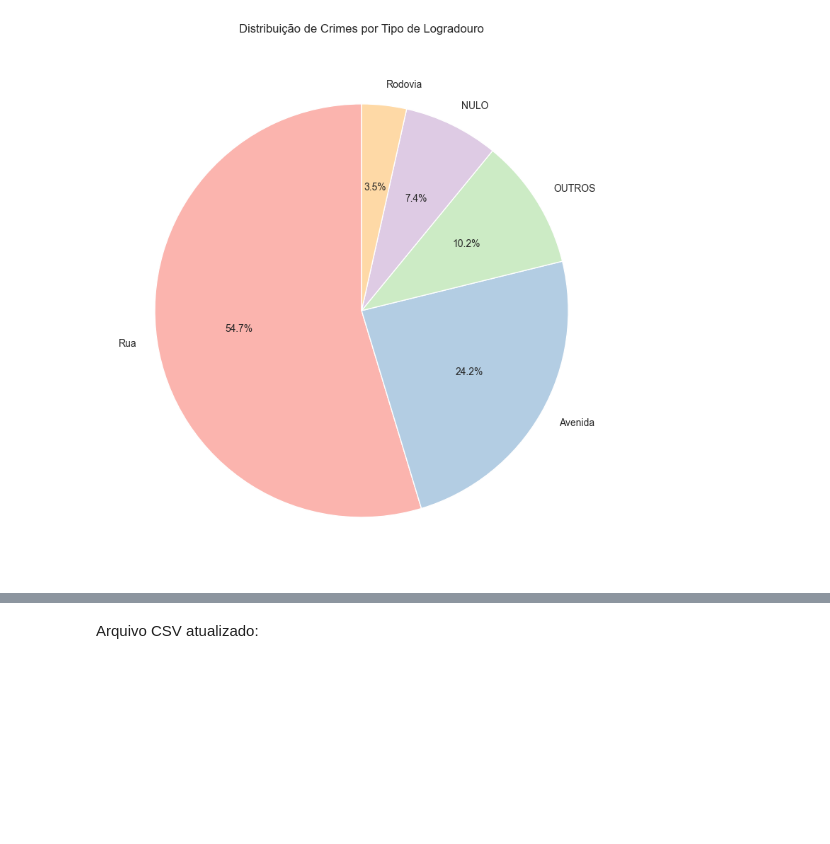
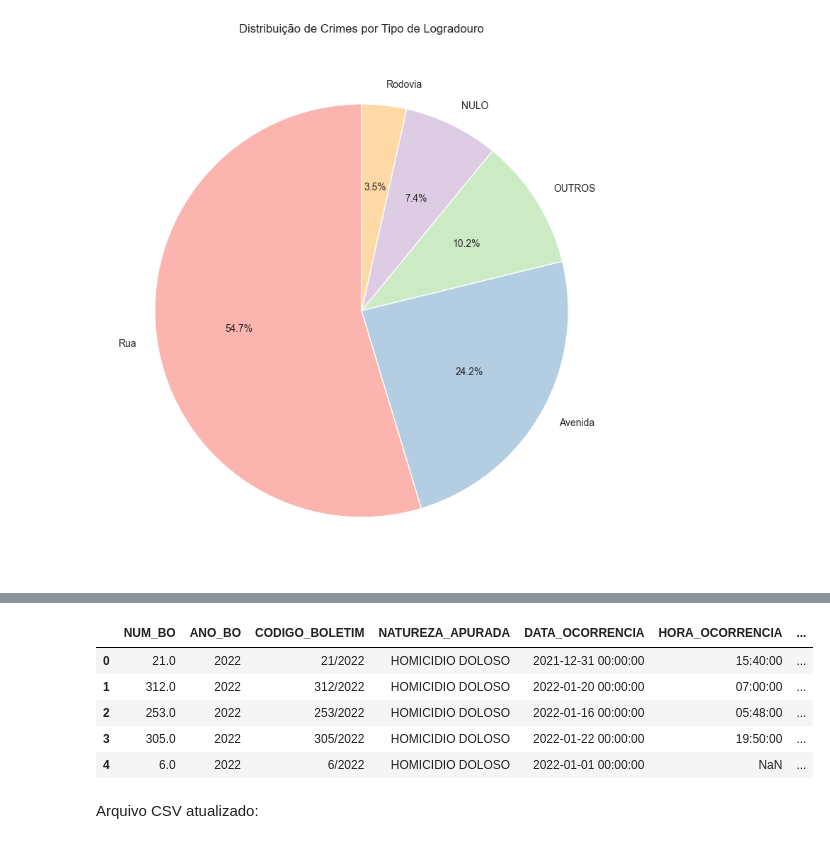
Before and after one commit to Matheuskpds/Ciencia-de-Dados-Projeto-TP, a Jupyter notebook: main.ipynb, the cells around one changed output, grey strips where cells are left out. Saved outputs shown, nothing was run; the diff lists cells and outputs as text; code cells hidden in the pictures; blank space fills up the shorter version.

```diff
--- a/main.ipynb
+++ b/main.ipynb
@@ -1742,3 +1843,12 @@ plt.show()
+# %%
+df.head(5)
+# %% [output]
+|  | NUM_BO | ANO_BO | CODIGO_BOLETIM | NATUREZA_APURADA | DATA_OCORRENCIA | HORA_OCORRENCIA | ... |
+| 0 | 21.0 | 2022 | 21/2022 | HOMICIDIO DOLOSO | 2021-12-31 00:00:00 | 15:40:00 | ... |
+| 1 | 312.0 | 2022 | 312/2022 | HOMICIDIO DOLOSO | 2022-01-20 00:00:00 | 07:00:00 | ... |
+| 2 | 253.0 | 2022 | 253/2022 | HOMICIDIO DOLOSO | 2022-01-16 00:00:00 | 05:48:00 | ... |
+| 3 | 305.0 | 2022 | 305/2022 | HOMICIDIO DOLOSO | 2022-01-22 00:00:00 | 19:50:00 | ... |
+| 4 | 6.0 | 2022 | 6/2022 | HOMICIDIO DOLOSO | 2022-01-01 00:00:00 | NaN | ... |
 # %% [markdown]
 Arquivo CSV atualizado:
 # %%
```
Also changed, not shown: parts of 14 cells of this notebook.
